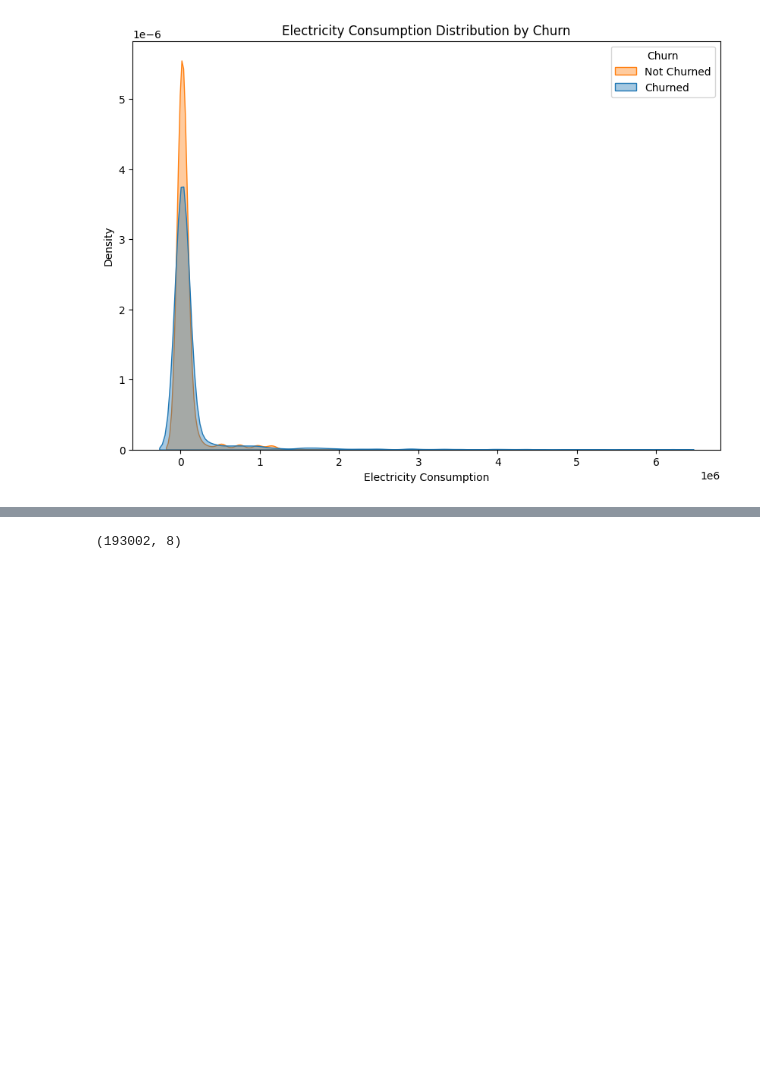
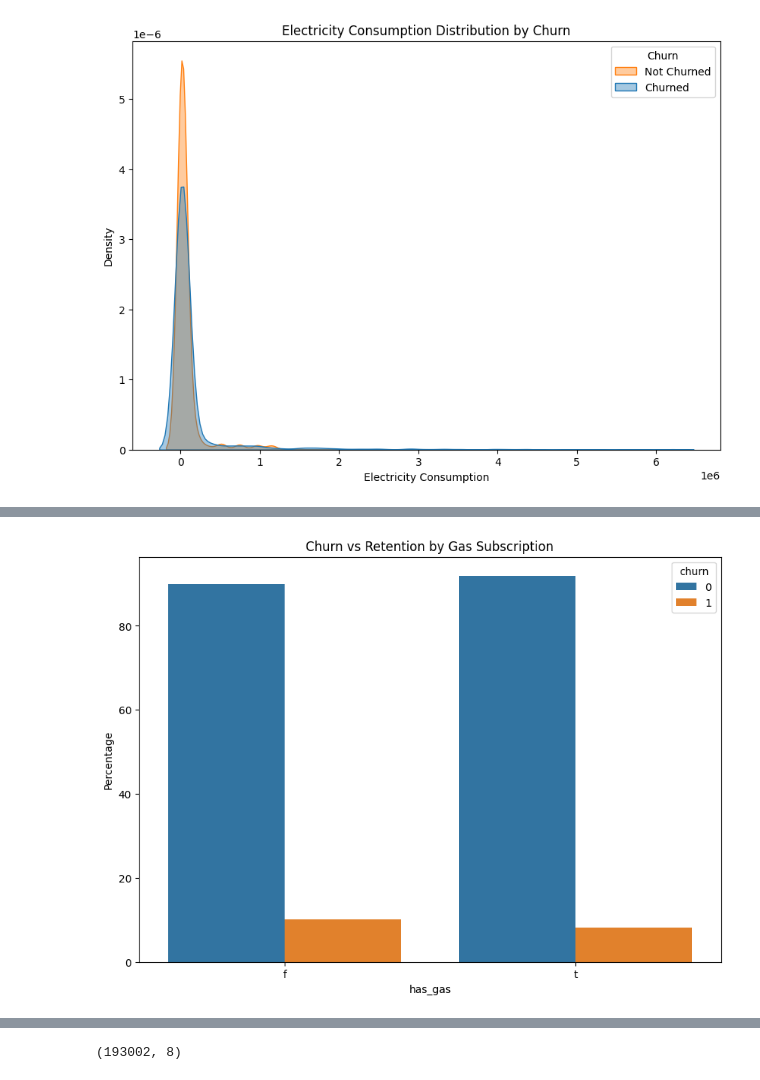
Before and after one commit to data-detectiv/bcg-data-science-job-simulation, a Jupyter notebook: churn_analysis.ipynb, the cells around one changed output, grey strips where cells are left out. Saved outputs shown, nothing was run; the diff lists cells and outputs as text; code cells hidden in the pictures; blank space fills up the shorter version.

```diff
--- a/churn_analysis.ipynb
+++ b/churn_analysis.ipynb
@@ -96,0 +127,18 @@ array([ 3,  6,  4,  5,  7, 11, 12,  8,  9, 10,  2, 13,  1], dtype=int64)
+# %%
+# Calculate percentage churn and retention for each 'has_gas' category
+df_counts = df_client.groupby(["has_gas", "churn"]).size().reset_index(name="count")
+df_total = df_client["has_gas"].value_counts().reset_index()
+df_total.columns = ["has_gas", "total"]
+
+# Merge to compute percentage
+df_counts = df_counts.merge(df_total, on="has_gas")
+df_counts["percentage"] = (df_counts["count"] / df_counts["total"]) * 100
+
+# Plot
+plt.figure(figsize=(10, 7))
+sns.barplot(data=df_counts, x="has_gas", y="percentage", hue="churn")
+plt.ylabel("Percentage")
+plt.title("Churn vs Retention by Gas Subscription")
+plt.show()
+# %% [output]
+[figure, added]
```
Also changed, not shown: parts of 21 cells of this notebook, 1 other file.
